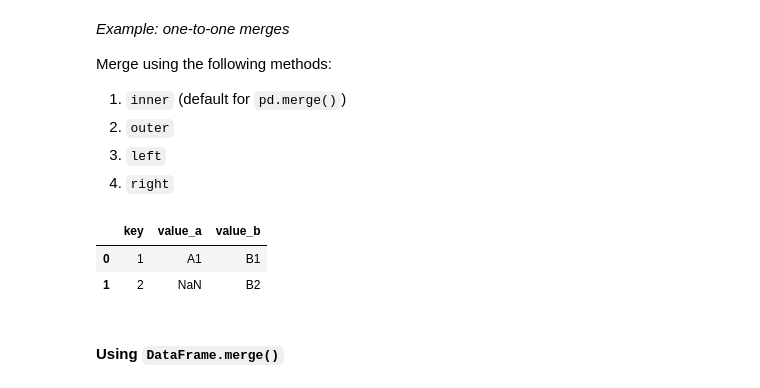
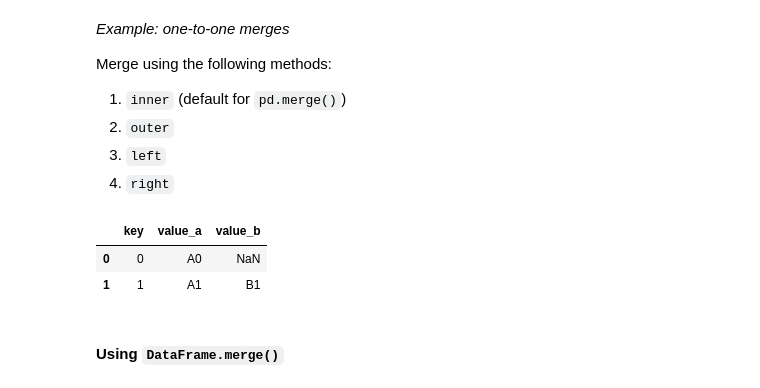
Before and after one commit to olavgb05/TECH2-H24, a Jupyter notebook: lecture4/lecture4-olav.ipynb, the cells around one changed output. Cells and saved outputs as stored; diff of their text form; code cells hidden in the pictures.

```diff
--- a/lecture4/lecture4-olav.ipynb
+++ b/lecture4/lecture4-olav.ipynb
@@ -264,12 +264,12 @@ Merge using the following methods:
 3.  `left`
 4.  `right`
 # %%
-df = pd.merge(df_a, df_b, on='key', how='right')
+df = pd.merge(df_a, df_b, on='key', how='left')
 df
 # %% [output]
 |  | key | value_a | value_b |
-| 0 | 1 | A1 | B1 |
-| 1 | 2 | NaN | B2 |
+| 0 | 0 | A0 | NaN |
+| 1 | 1 | A1 | B1 |
 # %% [markdown]
 #### Using `DataFrame.merge()`
 # %%
```
